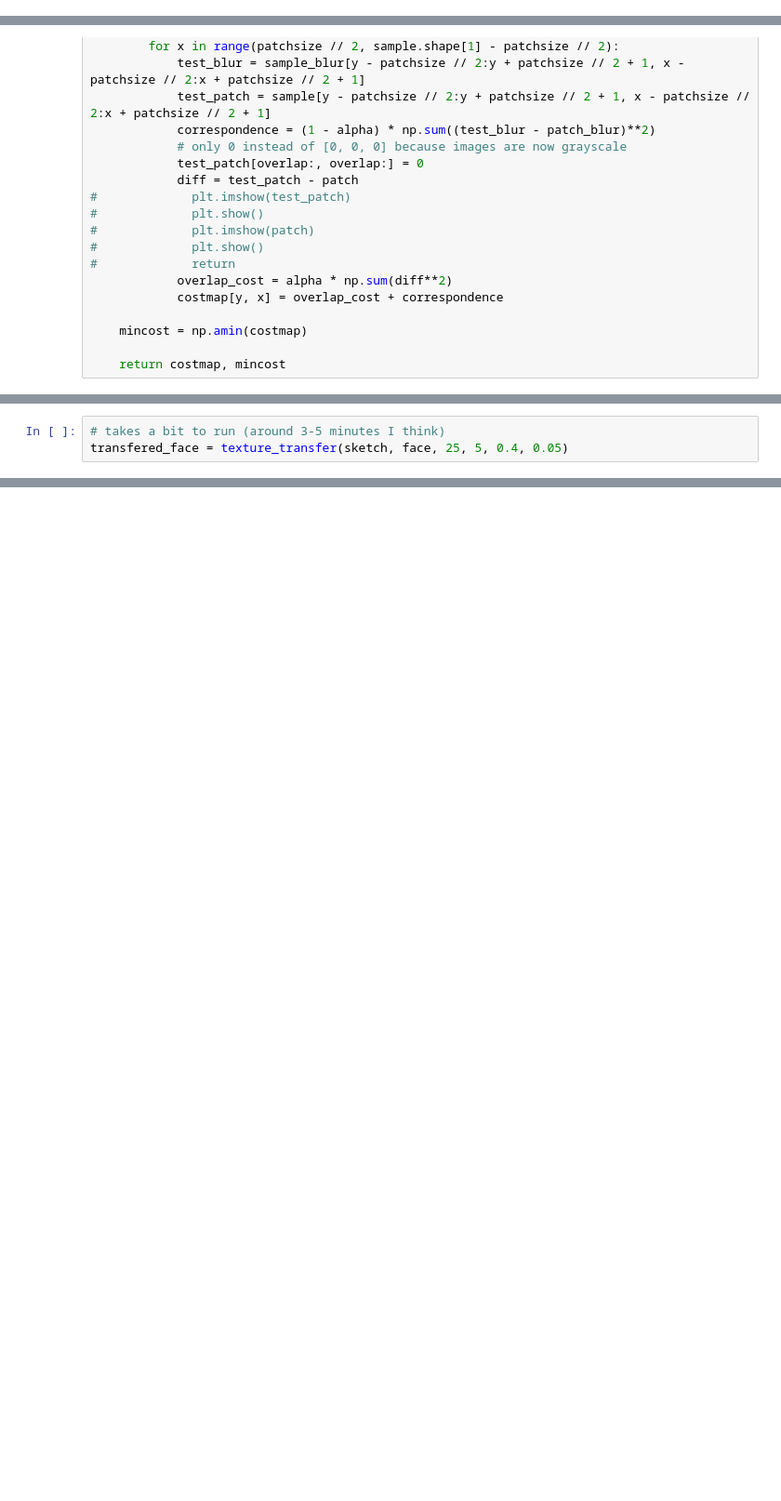
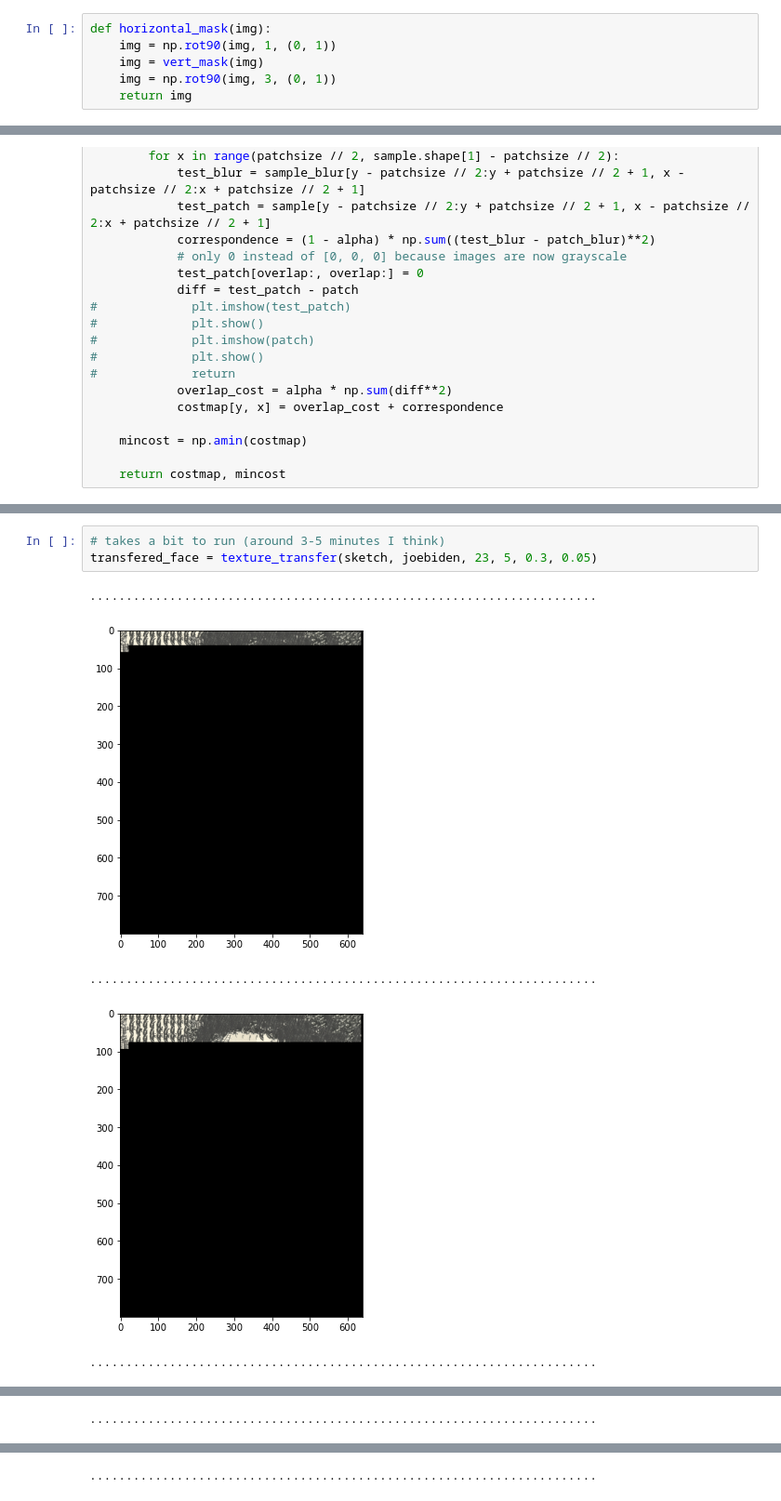
Before and after one commit to morgan-nanez/cs194_final, a Jupyter notebook: proj2_image_quilting/main.ipynb, the cells around one changed output, grey strips where cells are left out. Shown at 93% size. Saved outputs shown, nothing was run; the diff lists cells and outputs as text; blank space fills up the shorter version.

```diff
--- a/proj2_image_quilting/main.ipynb
+++ b/proj2_image_quilting/main.ipynb
@@ -282 +241,7 @@ def carve_row(img):
+# %%
+def horizontal_mask(img):
+    img = np.rot90(img, 1, (0, 1))
+    img = vert_mask(img)
+    img = np.rot90(img, 3, (0, 1))
+    return img
 # %%
@@ -572,3 +583,9 @@ def texture_transfer(tex, image, patchsize, overlap, alpha, tol):
 # %%
 # takes a bit to run (around 3-5 minutes I think)
-transfered_face = texture_transfer(sketch, face, 25, 5, 0.4, 0.05)
+transfered_face = texture_transfer(sketch, joebiden, 23, 5, 0.3, 0.05)
+# %% [output]
+......................................................................
+[figure, added]
+......................................................................
+[figure, added]
+......................................................................
@@ -574,0 +593 @@ transfered_face = texture_transfer(sketch, face, 25, 5, 0.4, 0.05)
+......................................................................
@@ -574,0 +595 @@ transfered_face = texture_transfer(sketch, face, 25, 5, 0.4, 0.05)
+......................................................................
```
Also changed, not shown: parts of 21 cells of this notebook, 29 other files.
